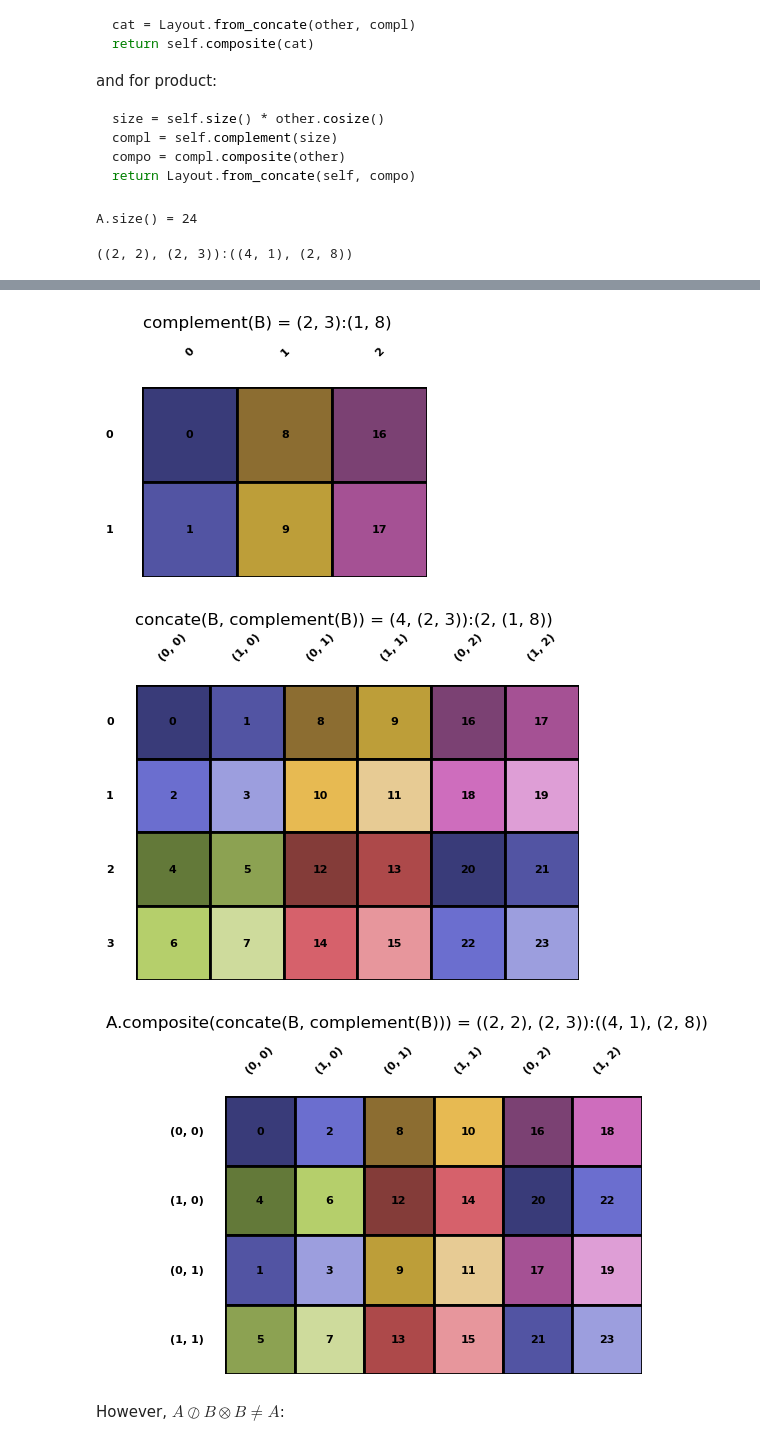
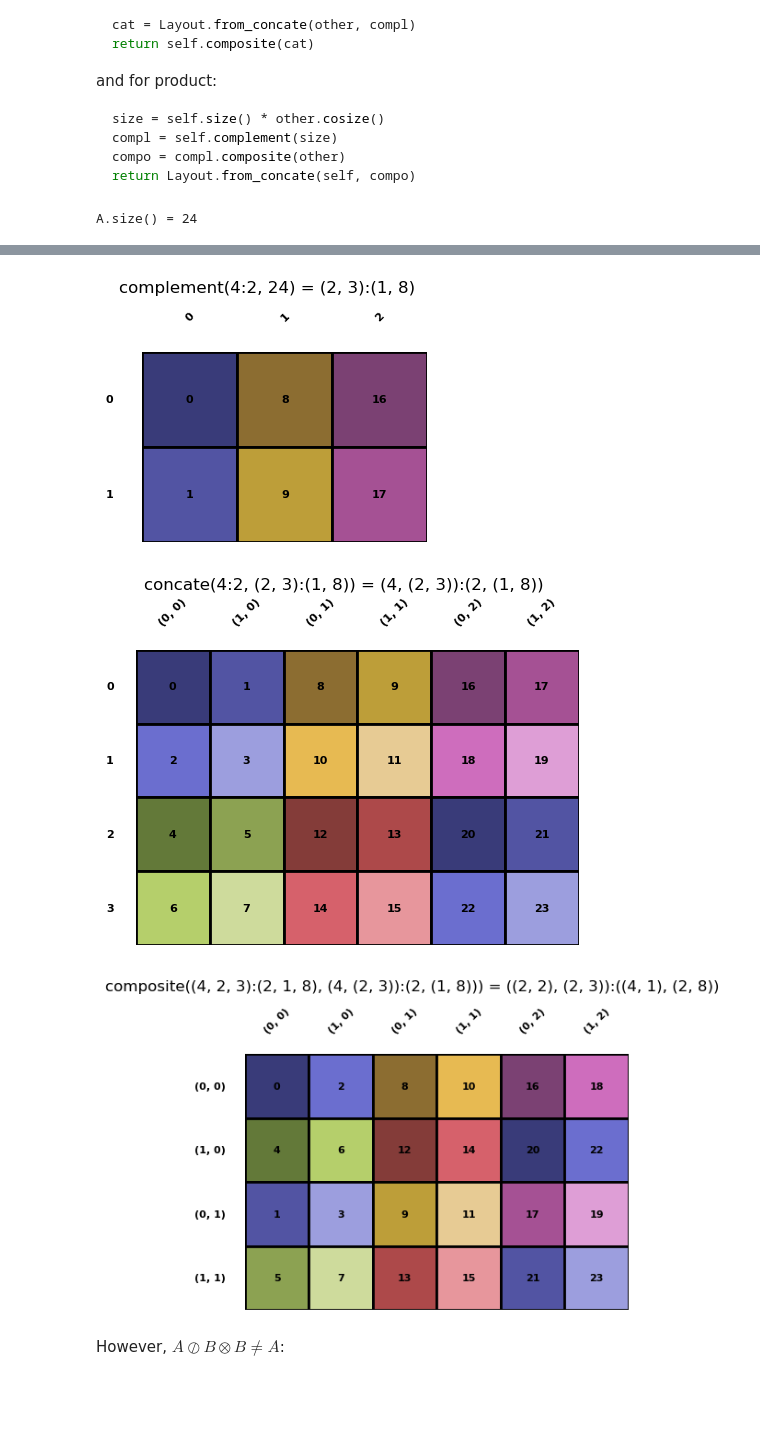
Before and after one commit to w32zhong/simp-intelligence, a Jupyter notebook: simp_intelligence/math/layout_advanced.ipynb, the cells around one changed output, grey strips where cells are left out. Cells and saved outputs as stored; diff of their text form; code cells hidden in the pictures; blank space fills up the shorter version.

```diff
--- a/simp_intelligence/math/layout_advanced.ipynb
+++ b/simp_intelligence/math/layout_advanced.ipynb
@@ -21,15 +21,14 @@ return Layout.from_concate(self, compo)
 # %%
 A = Layout.from_string('(4,2,3):(2,1,8)').visualize('A')
 print('A.size() =', A.size())
-A.logical_divide(Layout.from_string('4:2').visualize('B'), visualize_steps=True)
+_ = A.logical_divide(Layout.from_string('4:2').visualize('B'), visualize_steps=True)
 # %% [output]
 A.size() = 24
-((2, 2), (2, 3)):((4, 1), (2, 8))
 [figure]
 [figure]
-[figure, old version]
+[figure, new version]
-[figure, old version]
+[figure, new version]
-[figure, old version]
+[figure, new version]
 # %% [markdown]
 However, $A \oslash B \otimes B \not= A$:
 # %%
```
